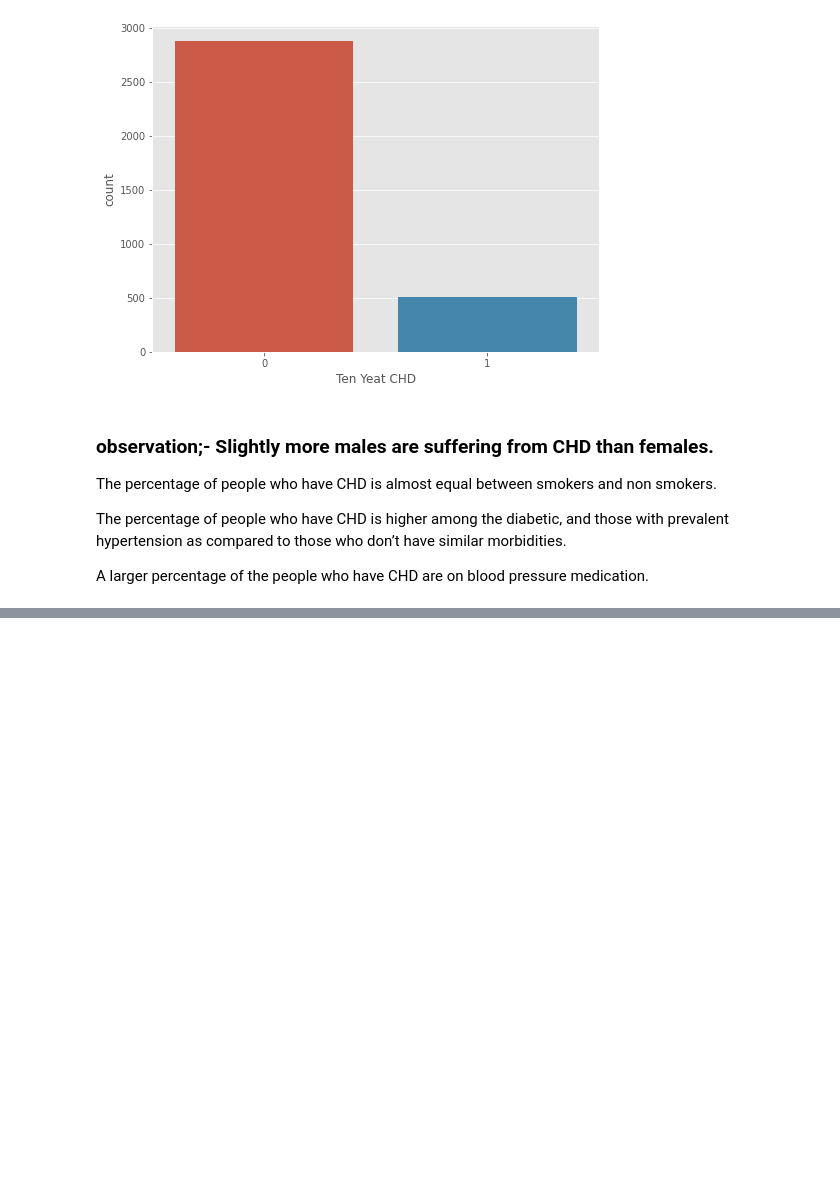
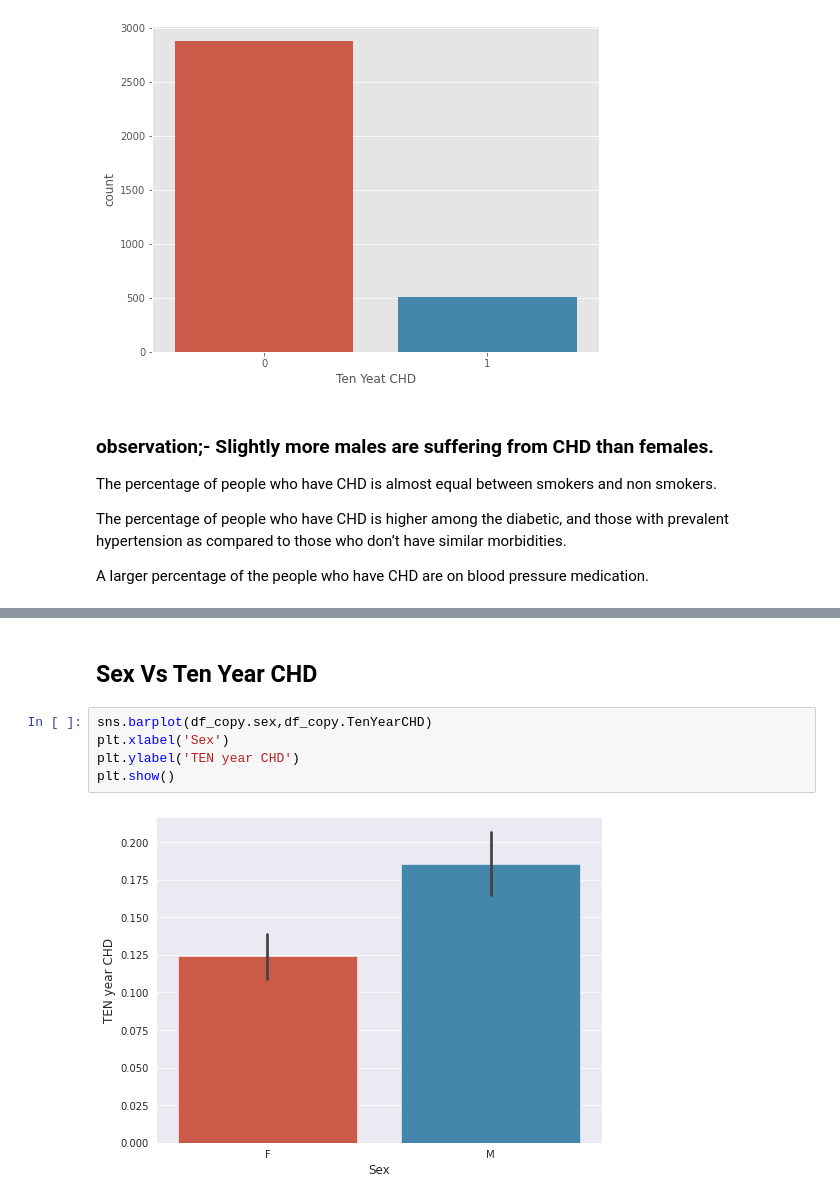
Before and after one commit to Vishwaschole/Cardiovascular-Risk-Prediction, a Jupyter notebook: cardiovascular_Almabetter.ipynb, the cells around one changed output, grey strips where cells are left out. Drawn from its saved outputs; the diff is of its cells as text; blank space fills up the shorter version.

```diff
--- a/cardiovascular_Almabetter.ipynb
+++ b/cardiovascular_Almabetter.ipynb
@@ -423,0 +446,9 @@ A larger percentage of the people who have CHD are on blood pressure medication.
+# %% [markdown]
+## **Sex Vs Ten Year CHD**
+# %%
+sns.barplot(df_copy.sex,df_copy.TenYearCHD)
+plt.xlabel('Sex')
+plt.ylabel('TEN year CHD')
+plt.show()
+# %% [output]
+[figure, added]
```
Also changed, not shown: parts of 21 cells of this notebook.
